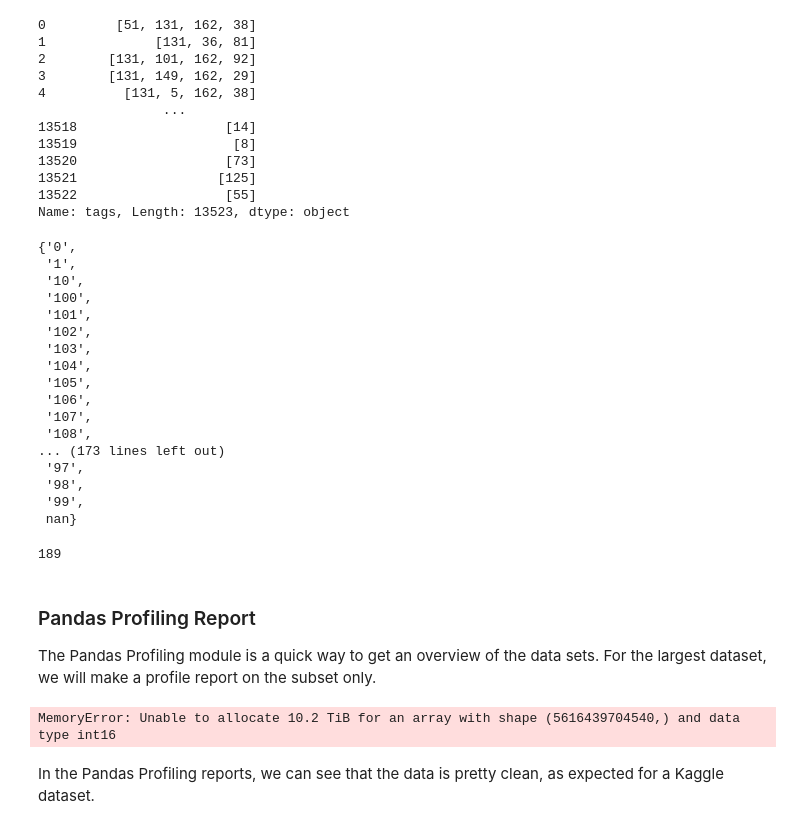
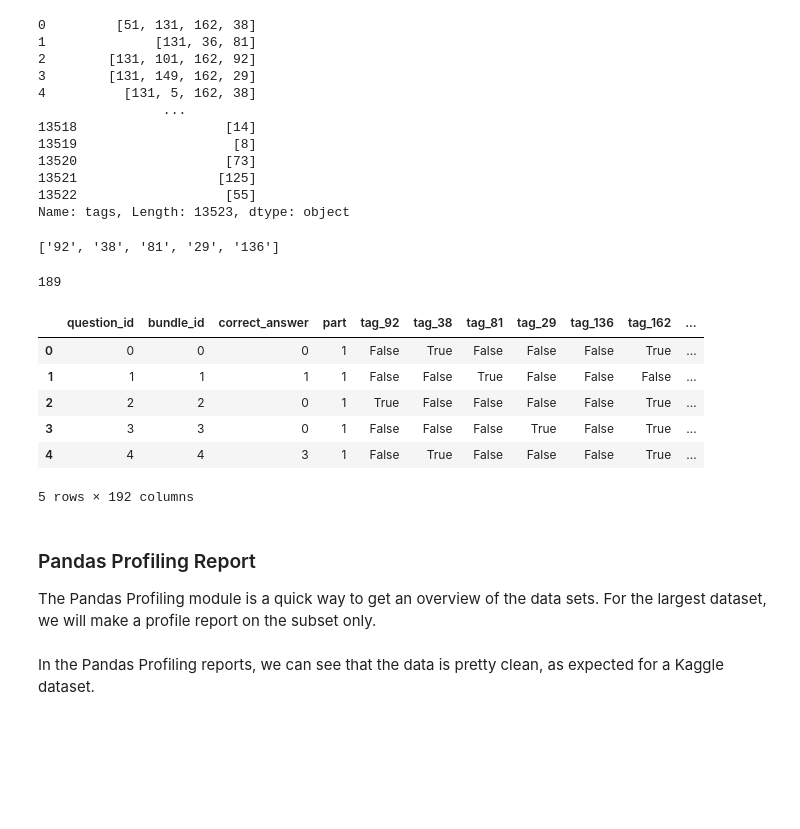
Before and after one commit to allen44/capstone-2, a Jupyter notebook: notebooks/Capstone_2_Data_Cleaning.ipynb, the cells around one changed output. Cells and saved outputs as stored; diff of their text form; code cells hidden in the pictures; blank space fills up the shorter version.

```diff
--- a/notebooks/Capstone_2_Data_Cleaning.ipynb
+++ b/notebooks/Capstone_2_Data_Cleaning.ipynb
@@ -505,34 +507,41 @@ tags
 13522                   [55]
 Name: tags, Length: 13523, dtype: object
 # %%
-# Define the set of unique tags
-set_of_tags = set(tags.explode().unique())
+# Define the set of unique tags, sorted by most frequent
+set_of_tags = list(tags.explode().value_counts(dropna=False).index)
 
 # Check the set of unique tags
-set_of_tags
+set_of_tags[:5]
 # %% [output]
-{'0',
- '1',
- '10',
- '100',
- '101',
- '102',
- '103',
- '104',
- '105',
- '106',
- '107',
- '108',
-... (173 lines left out)
- '97',
- '98',
- '99',
- nan}
+['92', '38', '81', '29', '136']
 # %%
 #Number of unique tags
 len(set_of_tags)
 # %% [output]
 189
+# %%
+# Create a boolean column for each unique tag
+import numpy as np
+
+for tag in set_of_tags:
+    tag = str(tag)
+    #Initialize new column with False
+    df_questions['tag_'+tag] = False
+    #Set True entries
+    df_questions['tag_'+tag] = np.where(df_questions['tags'].str.contains(tag), True, False)
+
+# Drop 'tags' column and save for later
+df_questions_column_tags = df_questions.pop('tags')
+
+df_questions.head()
+# %% [output]
+|  | question_id | bundle_id | correct_answer | part | tag_92 | tag_38 | tag_81 | tag_29 | tag_136 | tag_162 | ... |
+| 0 | 0 | 0 | 0 | 1 | False | True | False | False | False | True | ... |
+| 1 | 1 | 1 | 1 | 1 | False | False | True | False | False | False | ... |
+| 2 | 2 | 2 | 0 | 1 | True | False | False | False | False | True | ... |
+| 3 | 3 | 3 | 0 | 1 | False | False | False | True | False | True | ... |
+| 4 | 4 | 4 | 3 | 1 | False | True | False | False | False | True | ... |
+5 rows × 192 columns
 # %% [markdown]
 ### Pandas Profiling Report
 The Pandas Profiling module is a quick way to get an overview of the data sets. For the largest dataset, we will make a profile report on the subset only.
@@ -558,8 +567,6 @@ del df_train_tmp
 report_lectures.to_file(pandas_profiling_report_dir / 'lectures.html')
 report_questions.to_file(pandas_profiling_report_dir / 'questions.html')
 report_train.to_file(pandas_profiling_report_dir / 'train_tmp.html')
-# %% [output]
-MemoryError: Unable to allocate 10.2 TiB for an array with shape (5616439704540,) and data type int16
 # %% [markdown]
 In the Pandas Profiling reports, we can see that the data is pretty clean, as expected for a Kaggle dataset.
 # %% [markdown]
```
Also changed, not shown: parts of 10 cells of this notebook, 4 other files.
